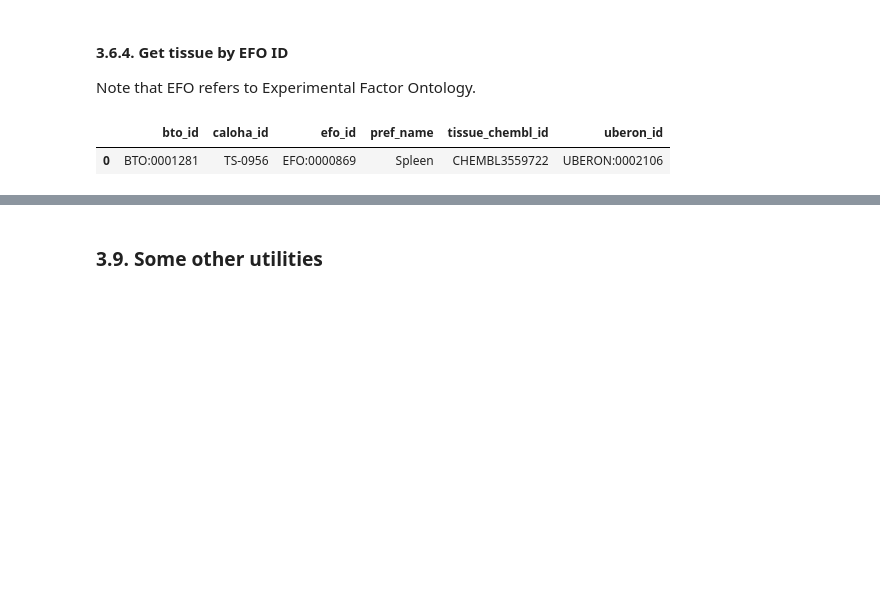
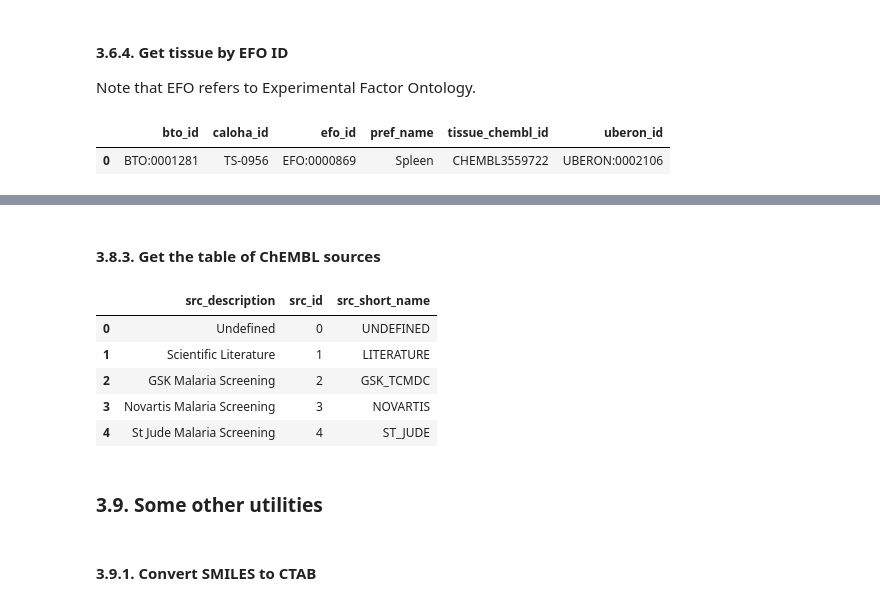
Before and after one commit to wehs7661/demos_hub, a Jupyter notebook: ChEMBL_webresource_client.ipynb, the cells around one changed output, grey strips where cells are left out. Cells and saved outputs as stored; diff of their text form; code cells hidden in the pictures; blank space fills up the shorter version.

```diff
--- a/ChEMBL_webresource_client.ipynb
+++ b/ChEMBL_webresource_client.ipynb
@@ -694,2 +758,16 @@ pd.DataFrame(res)
+# %% [markdown]
+#### 3.8.3. Get the table of ChEMBL sources
+# %%
+sources = new_client.source
+pd.DataFrame(sources).head()
+# %% [output]
+|  | src_description | src_id | src_short_name |
+| 0 | Undefined | 0 | UNDEFINED |
+| 1 | Scientific Literature | 1 | LITERATURE |
+| 2 | GSK Malaria Screening | 2 | GSK_TCMDC |
+| 3 | Novartis Malaria Screening | 3 | NOVARTIS |
+| 4 | St Jude Malaria Screening | 4 | ST_JUDE |
 # %% [markdown]
 ### 3.9. Some other utilities
+# %% [markdown]
+#### 3.9.1. Convert SMILES to CTAB
```
Also changed, not shown: parts of 22 cells of this notebook.
